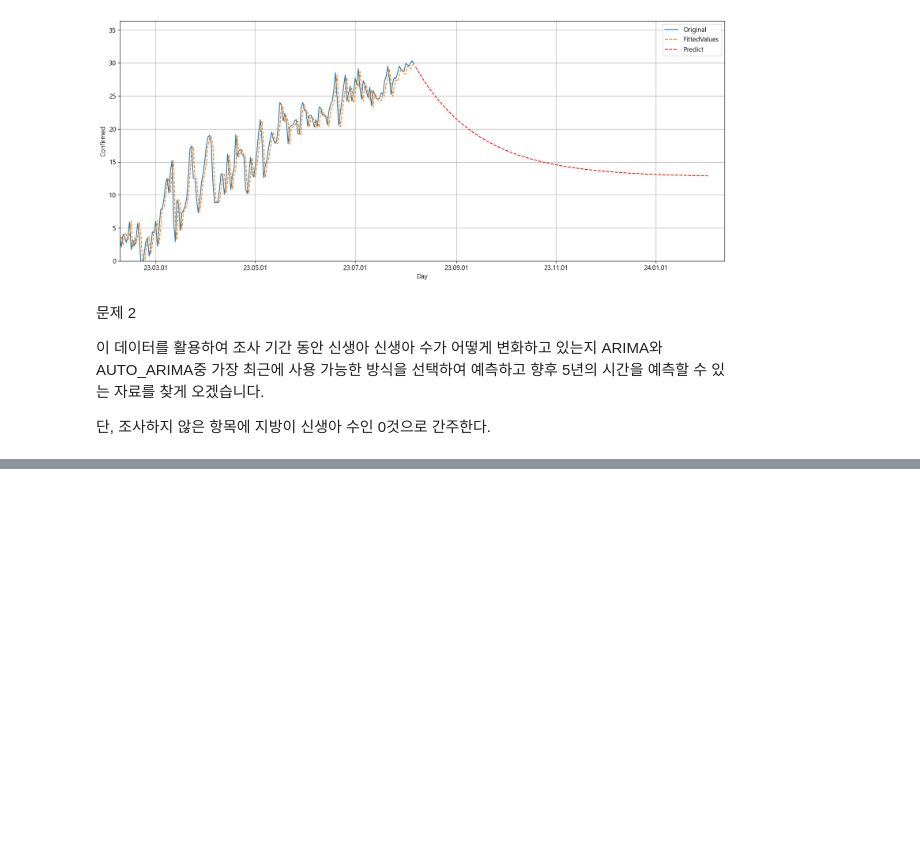
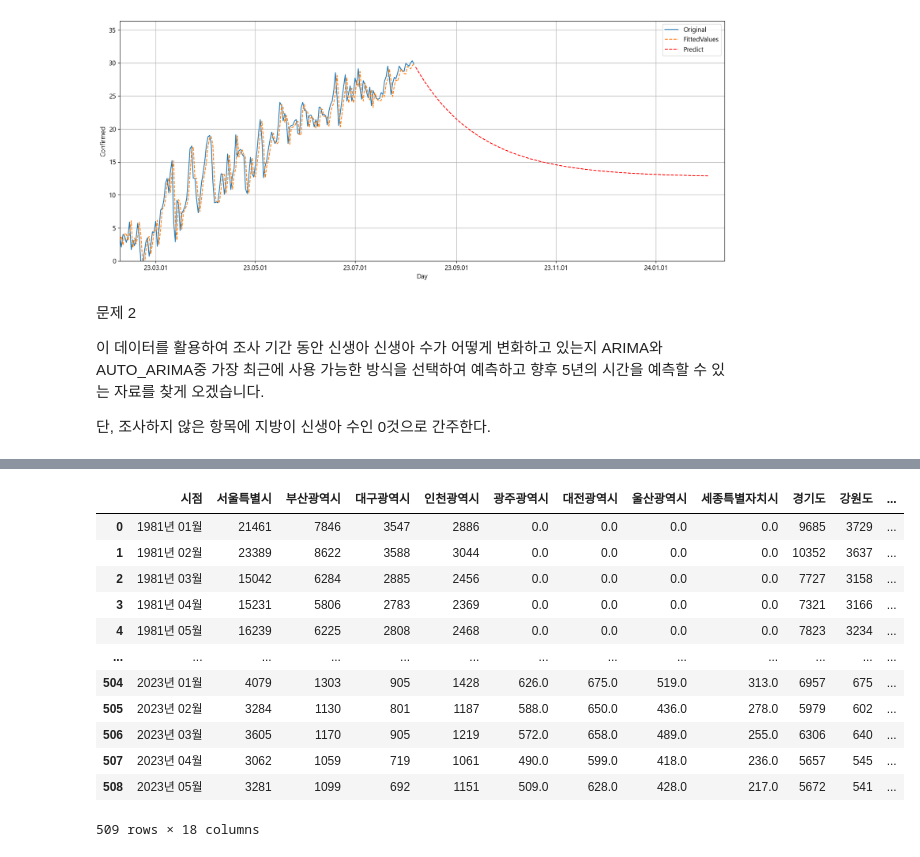
Before and after one commit to jihun5/it_jupyter, a Jupyter notebook: 04-추론적_데이터_분석/04-6 시계열 분석/연습문제.ipynb, the cells around one changed output, grey strips where cells are left out. Cells and saved outputs as stored; diff of their text form; code cells hidden in the pictures; blank space fills up the shorter version.

```diff
--- a/04-추론적_데이터_분석/04-6 시계열 분석/연습문제.ipynb
+++ b/04-추론적_데이터_분석/04-6 시계열 분석/연습문제.ipynb
@@ -278,0 +323,16 @@ HTTPError: HTTP Error 404: Not Found
+# %%
+df.fillna(0)
+# %% [output]
+|  | 시점 | 서울특별시 | 부산광역시 | 대구광역시 | 인천광역시 | 광주광역시 | 대전광역시 | 울산광역시 | 세종특별자치시 | 경기도 | 강원도 | ... |
+| 0 | 1981년 01월 | 21461 | 7846 | 3547 | 2886 | 0.0 | 0.0 | 0.0 | 0.0 | 9685 | 3729 | ... |
+| 1 | 1981년 02월 | 23389 | 8622 | 3588 | 3044 | 0.0 | 0.0 | 0.0 | 0.0 | 10352 | 3637 | ... |
+| 2 | 1981년 03월 | 15042 | 6284 | 2885 | 2456 | 0.0 | 0.0 | 0.0 | 0.0 | 7727 | 3158 | ... |
+| 3 | 1981년 04월 | 15231 | 5806 | 2783 | 2369 | 0.0 | 0.0 | 0.0 | 0.0 | 7321 | 3166 | ... |
+| 4 | 1981년 05월 | 16239 | 6225 | 2808 | 2468 | 0.0 | 0.0 | 0.0 | 0.0 | 7823 | 3234 | ... |
+| ... | ... | ... | ... | ... | ... | ... | ... | ... | ... | ... | ... | ... |
+| 504 | 2023년 01월 | 4079 | 1303 | 905 | 1428 | 626.0 | 675.0 | 519.0 | 313.0 | 6957 | 675 | ... |
+| 505 | 2023년 02월 | 3284 | 1130 | 801 | 1187 | 588.0 | 650.0 | 436.0 | 278.0 | 5979 | 602 | ... |
+| 506 | 2023년 03월 | 3605 | 1170 | 905 | 1219 | 572.0 | 658.0 | 489.0 | 255.0 | 6306 | 640 | ... |
+| 507 | 2023년 04월 | 3062 | 1059 | 719 | 1061 | 490.0 | 599.0 | 418.0 | 236.0 | 5657 | 545 | ... |
+| 508 | 2023년 05월 | 3281 | 1099 | 692 | 1151 | 509.0 | 628.0 | 428.0 | 217.0 | 5672 | 541 | ... |
+509 rows × 18 columns
```
Also changed, not shown: parts of 15 cells of this notebook, 9 other files.
